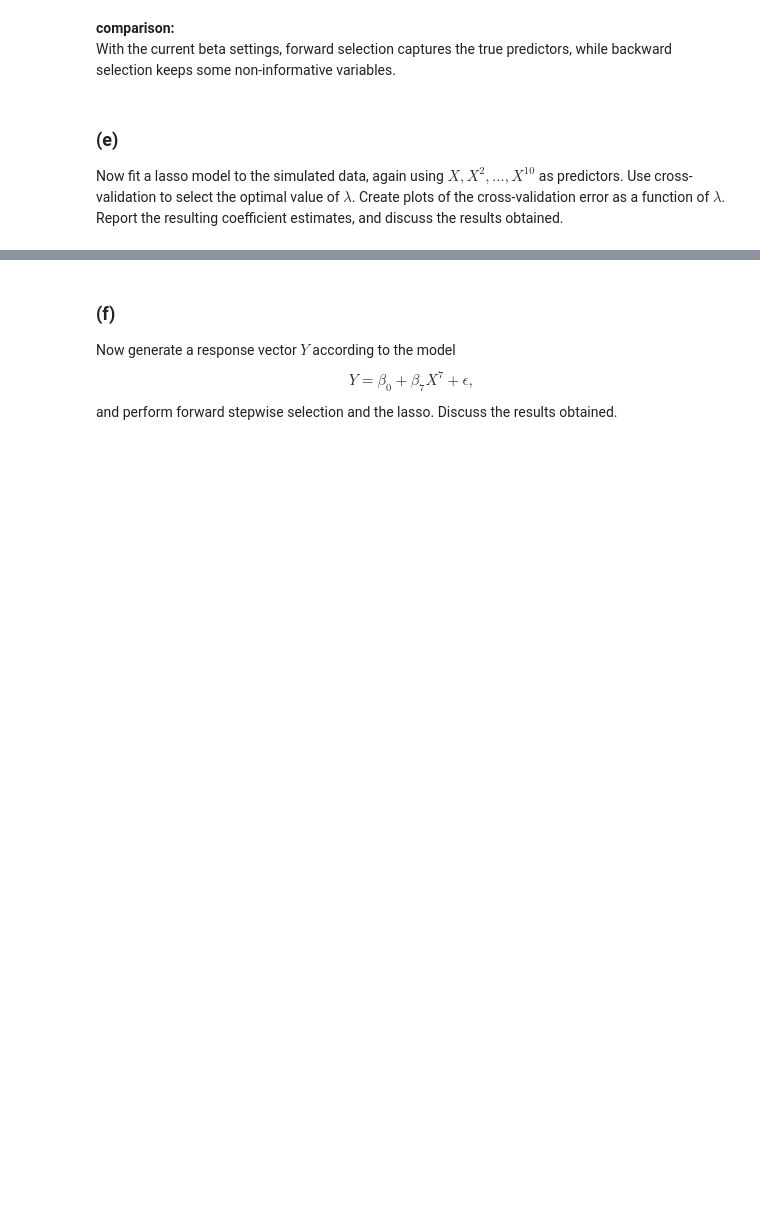
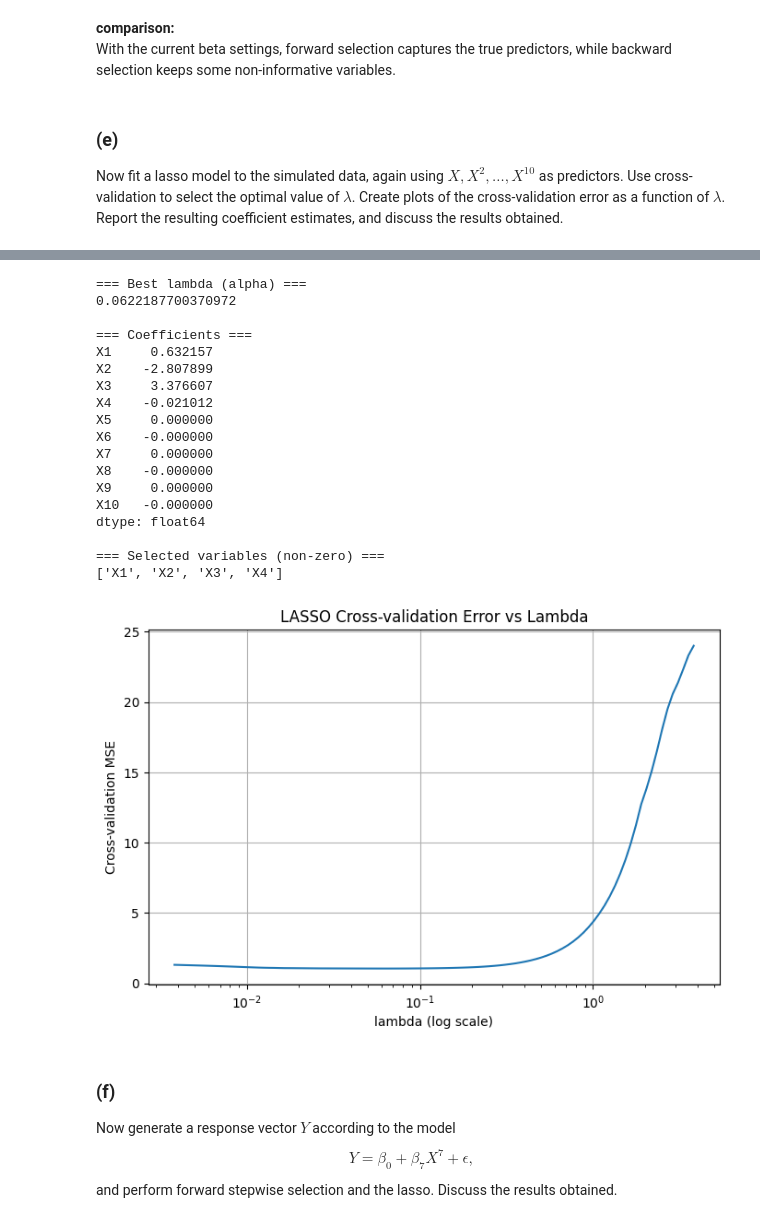
Before and after one commit to HWTeng-Teaching/202509-ML-FinTech, a Jupyter notebook: xxxx_NAME/2008_Chrissy/1117HW/Chrissy_1117HW_Ch6_Q8.ipynb, the cells around one changed output, grey strips where cells are left out. Cells and saved outputs as stored; diff of their text form; code cells hidden in the pictures; blank space fills up the shorter version.

```diff
--- a/xxxx_NAME/2008_Chrissy/1117HW/Chrissy_1117HW_Ch6_Q8.ipynb
+++ b/xxxx_NAME/2008_Chrissy/1117HW/Chrissy_1117HW_Ch6_Q8.ipynb
@@ -167,3 +167,45 @@ LASSO selected variables:
+# %%
+import matplotlib.pyplot as plt
+
+coef = pd.Series(lasso.coef_, index=predictors)
+
+print("=== Best lambda (alpha) ===")
+print(lasso.alpha_)
+
+print("\n=== Coefficients ===")
+print(coef)
+
+print("\n=== Selected variables (non-zero) ===")
+print(coef[coef != 0].index.tolist())
+
+plt.figure(figsize=(8,5))
+plt.plot(lasso.alphas_, lasso.mse_path_.mean(axis=1))
+plt.xscale("log")
+plt.xlabel("lambda (log scale)")
+plt.ylabel("Cross-validation MSE")
+plt.title("LASSO Cross-validation Error vs Lambda")
+plt.grid(True)
+plt.show()
+# %% [output]
+=== Best lambda (alpha) ===
+0.0622187700370972
+
+=== Coefficients ===
+X1     0.632157
+X2    -2.807899
+X3     3.376607
+X4    -0.021012
+X5     0.000000
+X6    -0.000000
+X7     0.000000
+X8    -0.000000
+X9     0.000000
+X10   -0.000000
+dtype: float64
+
+=== Selected variables (non-zero) ===
+['X1', 'X2', 'X3', 'X4']
+[figure, added]
 # %% [markdown]
 ### (f)
 Now generate a response vector $Y$ according to the model$$Y = \beta_0 + \beta_7 X^7 + \epsilon,$$and perform forward stepwise selection and the lasso. Discuss the results obtained.
```
Also changed, not shown: parts of 5 cells of this notebook, 1 other file.
